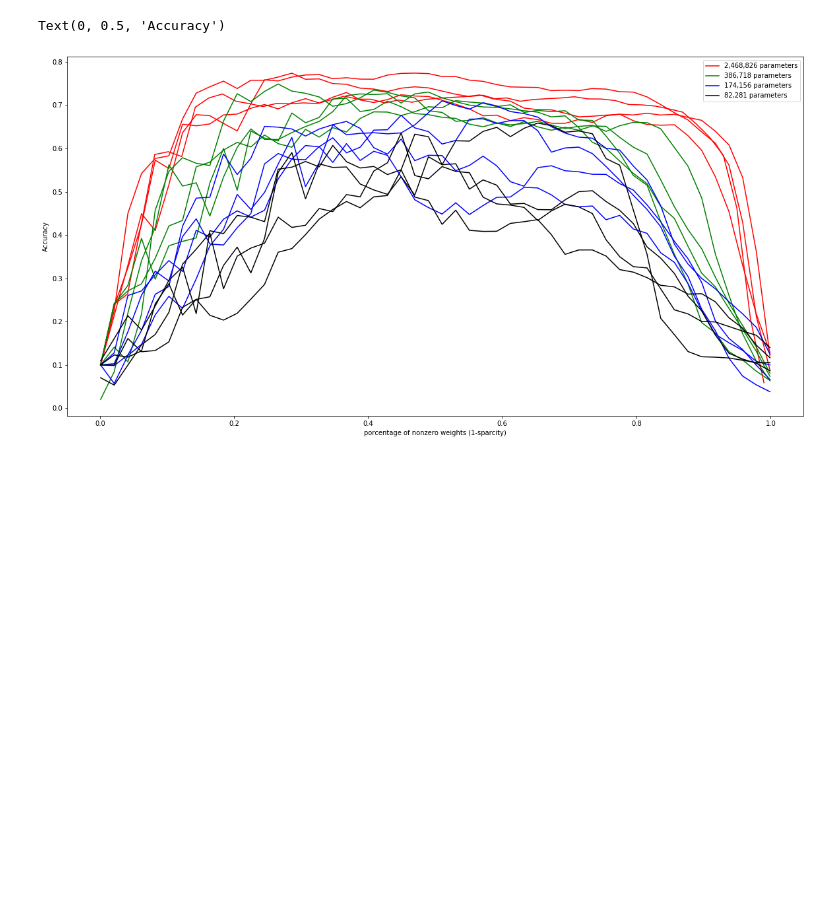
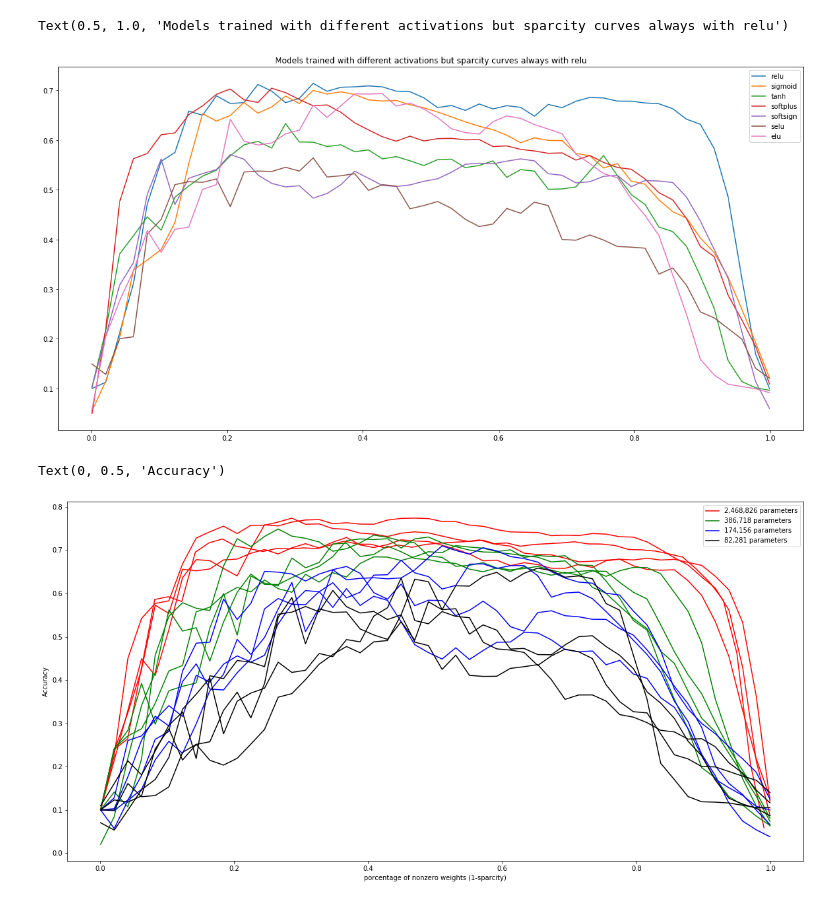
Before and after one commit to jganzabal/lottery-ticket-hypotesis-keras, a Jupyter notebook: 02_Untrained_weights_Accuracy.ipynb, the cells around one changed output. Cells and saved outputs as stored; diff of their text form; code cells hidden in the pictures; blank space fills up the shorter version.

```diff
--- a/02_Untrained_weights_Accuracy.ipynb
+++ b/02_Untrained_weights_Accuracy.ipynb
@@ -177 +198,15 @@ _________________________________________________________________
+# %%
+# Selu es la peor
+plt.figure(figsize=(20,10))
+for activation in activations:
+    results_folder = './results/activations/'
+    f'acc_not_train_prunned_{activation}_20_epochs_reduce_{reduce}_normal_glorot_50.npy'
+    [pms, accs_nt] = np.load(f'{results_folder}acc_not_train_prunned_{activation}_relu_20_epochs_reduce_1_normal_glorot_50.npy')
+    plt.plot(pms, accs_nt, label=f'{activation}')
+    plt.legend()
+
+plt.title('Models trained with different activations but sparcity curves always with relu')
+# %% [output]
+Text(0.5, 1.0, 'Models trained with different activations but sparcity curves always with relu')
+[figure, added]
 # %%
```
Also changed, not shown: parts of 16 cells of this notebook, 38 other files.
